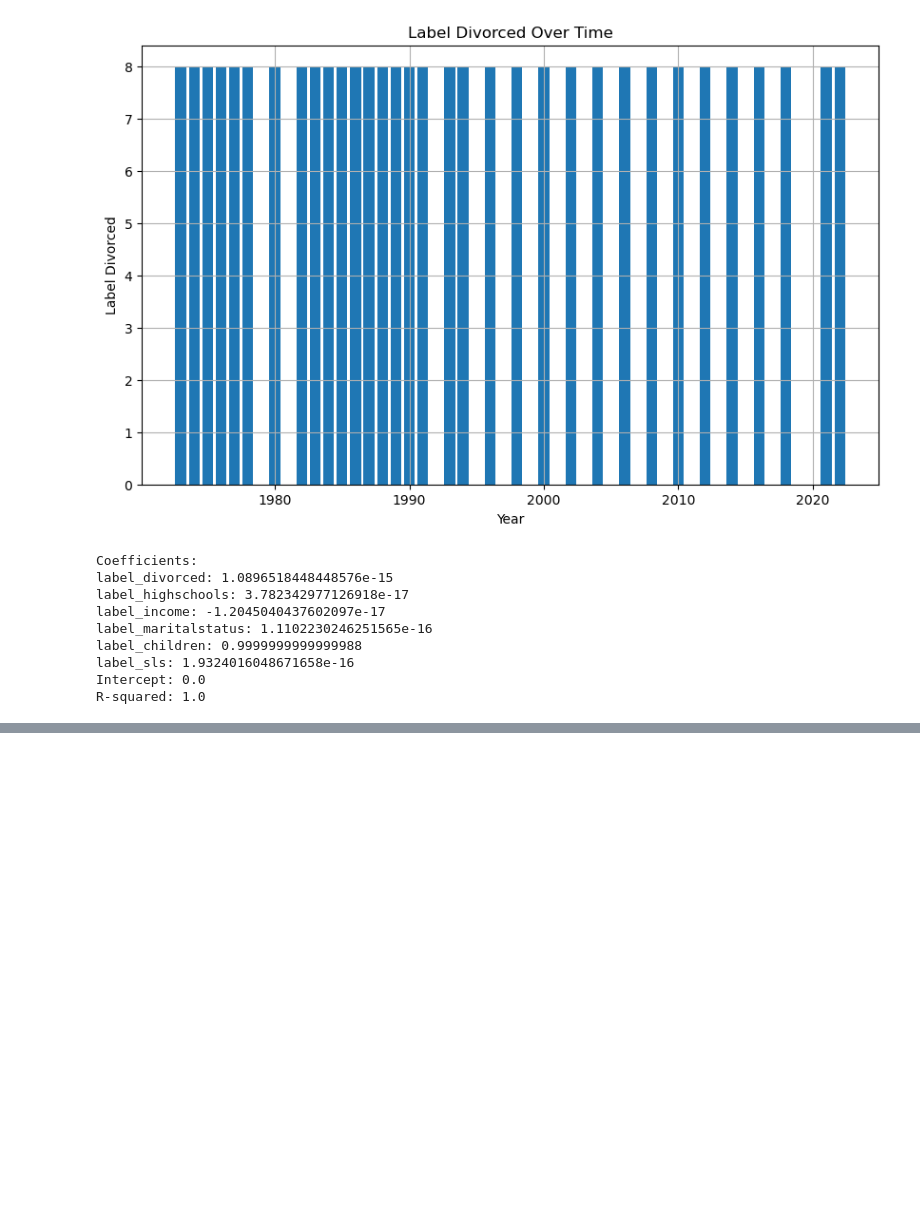
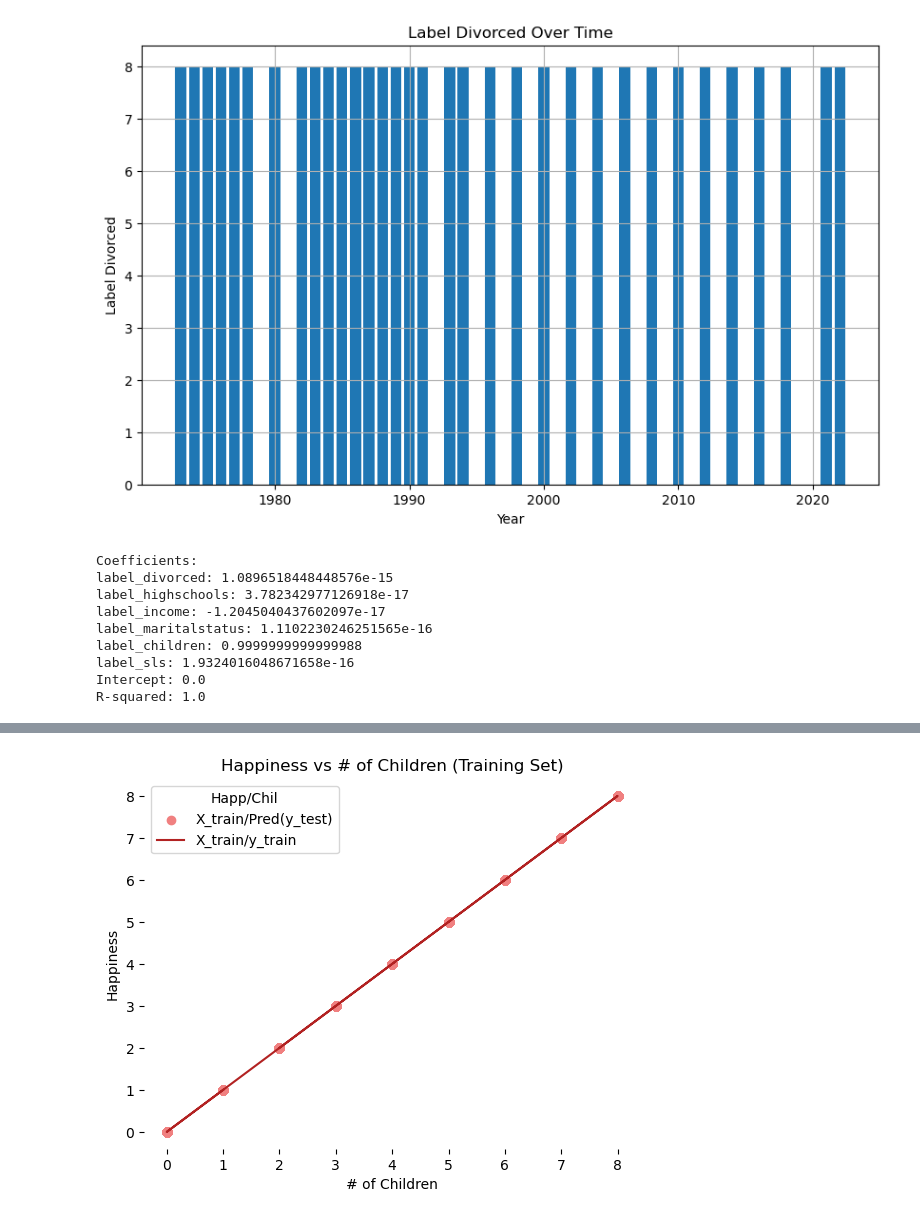
Before and after one commit to ninaysabel/DS4002P2, a Jupyter notebook: Scripts/Project2M1.ipynb, the cells around one changed output, grey strips where cells are left out. Saved outputs shown, nothing was run; the diff lists cells and outputs as text; code cells hidden in the pictures; blank space fills up the shorter version.

```diff
--- a/Scripts/Project2M1.ipynb
+++ b/Scripts/Project2M1.ipynb
@@ -248,0 +283,11 @@ plt.show()
+# %%
+plt.scatter(X_train, y_train, color = 'lightcoral')
+plt.plot(X_train, y_pred_train, color = 'firebrick')
+plt.title('Happiness vs # of Children (Training Set)')
+plt.xlabel('# of Children')
+plt.ylabel('Happiness')
+plt.legend(['X_train/Pred(y_test)', 'X_train/y_train'], title = 'Happ/Chil', loc='best', facecolor='white')
+plt.box(False)
+plt.show()
+# %% [output]
+[figure, added]
```
Also changed, not shown: parts of 9 cells of this notebook.
